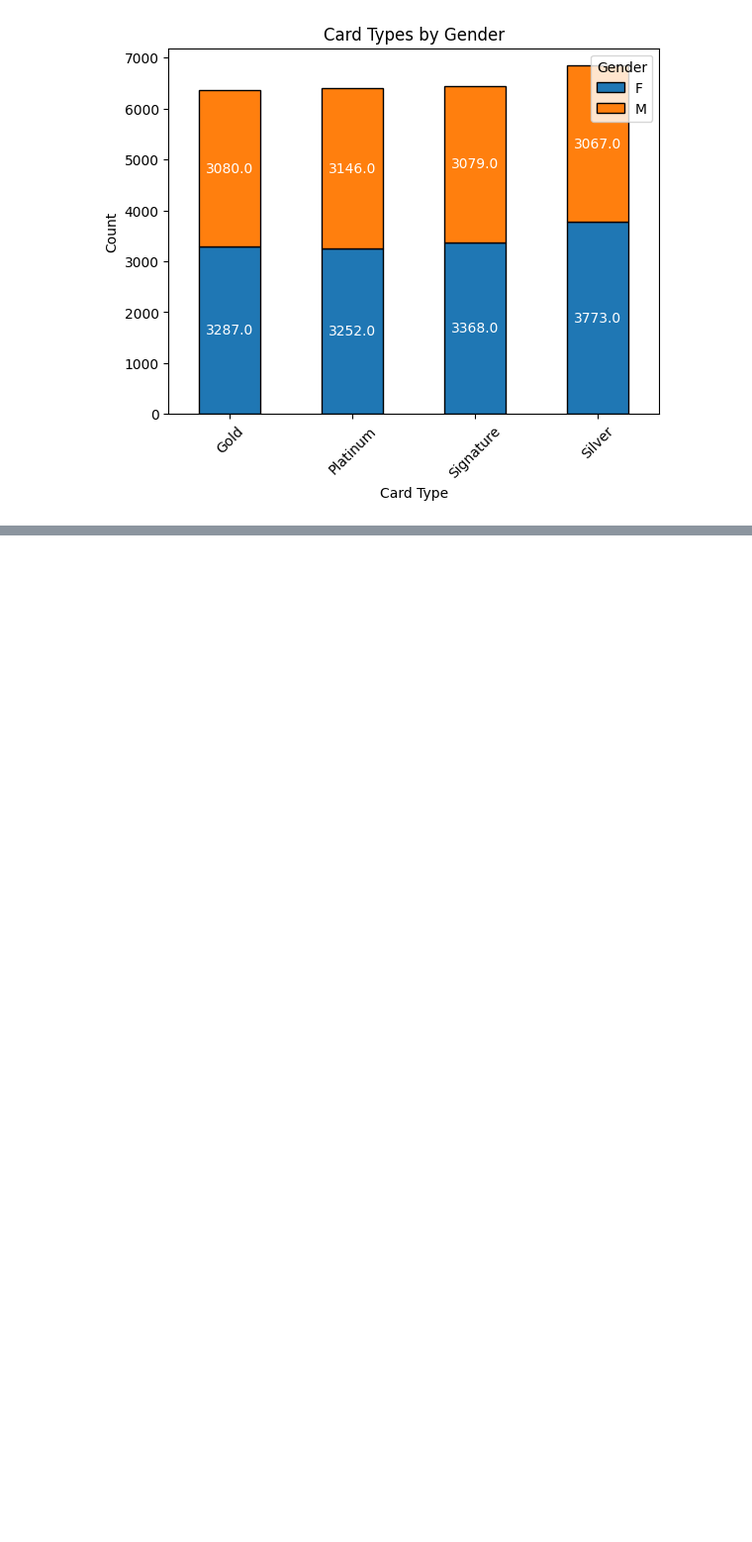
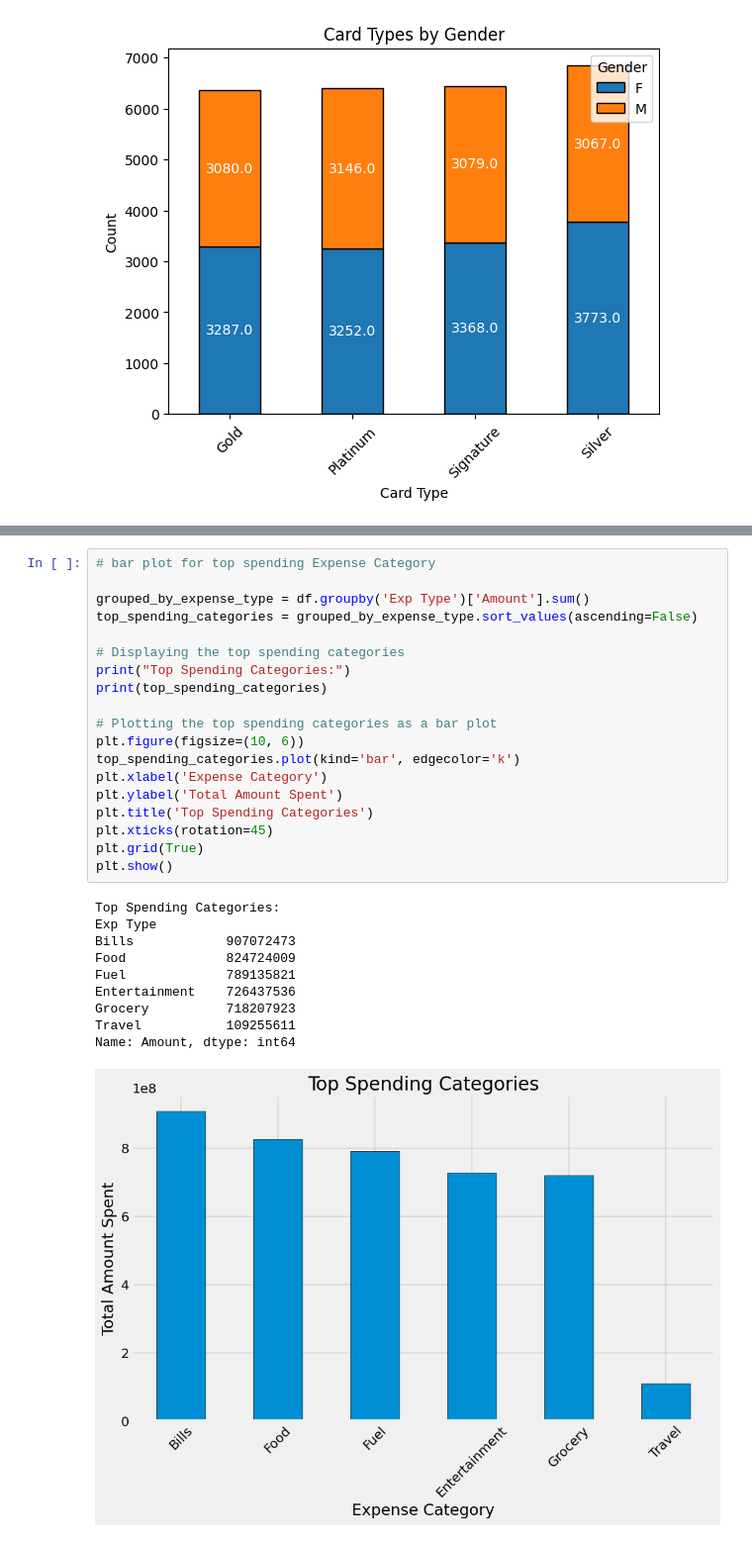
Before and after one commit to gu12934/LHL_Final_Capstone_Project, a Jupyter notebook: src/modules/EDA.ipynb, the cells around one changed output, grey strips where cells are left out. Shown at 99% size. Cells and saved outputs as stored; diff of their text form; blank space fills up the shorter version.

```diff
--- a/src/modules/EDA.ipynb
+++ b/src/modules/EDA.ipynb
@@ -150,0 +174,30 @@ plt.show()
+# %%
+# bar plot for top spending Expense Category
+
+grouped_by_expense_type = df.groupby('Exp Type')['Amount'].sum()
+top_spending_categories = grouped_by_expense_type.sort_values(ascending=False)
+
+# Displaying the top spending categories
+print("Top Spending Categories:")
+print(top_spending_categories)
+
+# Plotting the top spending categories as a bar plot
+plt.figure(figsize=(10, 6))
+top_spending_categories.plot(kind='bar', edgecolor='k')
+plt.xlabel('Expense Category')
+plt.ylabel('Total Amount Spent')
+plt.title('Top Spending Categories')
+plt.xticks(rotation=45)
+plt.grid(True)
+plt.show()
+# %% [output]
+Top Spending Categories:
+Exp Type
+Bills            907072473
+Food             824724009
+Fuel             789135821
+Entertainment    726437536
+Grocery          718207923
+Travel           109255611
+Name: Amount, dtype: int64
+[figure, added]
```
Also changed, not shown: parts of 3 cells of this notebook, 1 other file.
